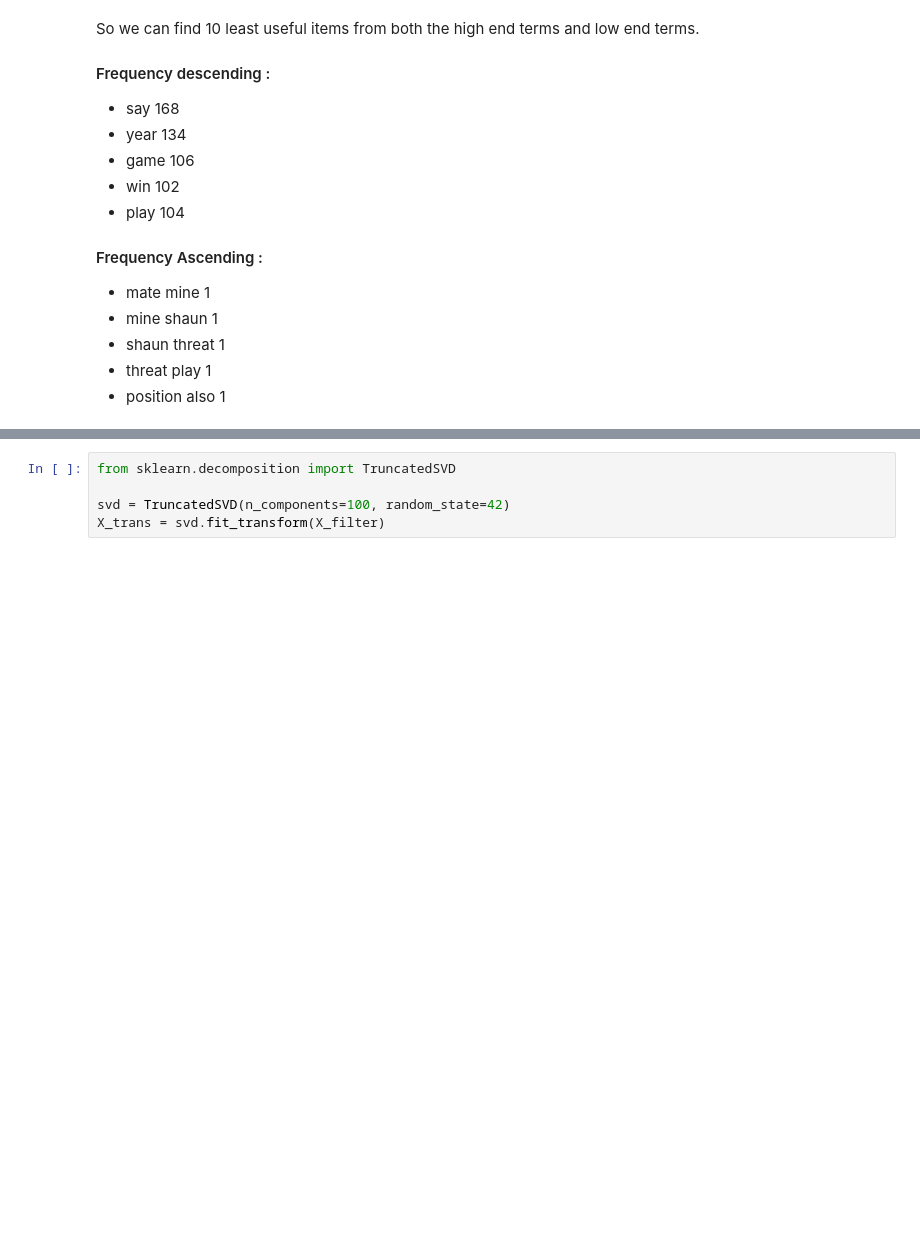
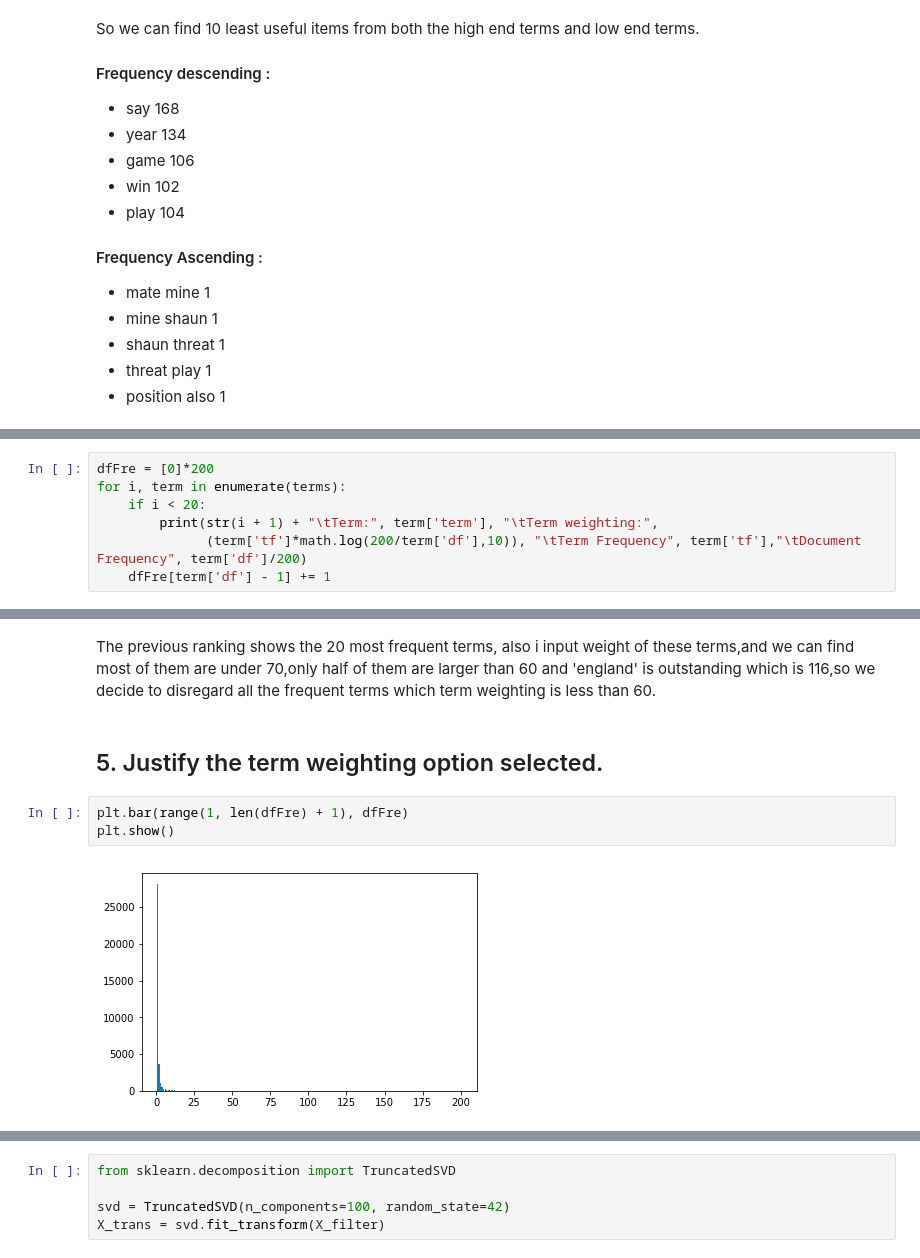
Before and after one commit to jiangdonghan/IFN645Assignment1, a Jupyter notebook: textmining.ipynb, the cells around one changed output, grey strips where cells are left out. Drawn from its saved outputs; the diff is of its cells as text; blank space fills up the shorter version.

```diff
--- a/textmining.ipynb
+++ b/textmining.ipynb
@@ -276,0 +306,7 @@ So we can find 10 least useful items from both the high end terms and low end te
+# %%
+dfFre = [0]*200
+for i, term in enumerate(terms):
+    if i < 20:
+        print(str(i + 1) + "\tTerm:", term['term'], "\tTerm weighting:",
+              (term['tf']*math.log(200/term['df'],10)), "\tTerm Frequency", term['tf'],"\tDocument Frequency", term['df']/200)
+    dfFre[term['df'] - 1] += 1
@@ -276,0 +334,9 @@ So we can find 10 least useful items from both the high end terms and low end te
+# %% [markdown]
+The previous ranking shows the 20 most frequent terms, also i input weight of these terms,and we can find most of them are under 70,only half of them are larger than 60 and 'england' is outstanding which is 116,so we decide to disregard all the frequent terms which term weighting is less than 60.
+# %% [markdown]
+## 5. Justify the term weighting option selected.
+# %%
+plt.bar(range(1, len(dfFre) + 1), dfFre)
+plt.show()
+# %% [output]
+[figure, added]
```
Also changed, not shown: parts of 35 cells of this notebook.
